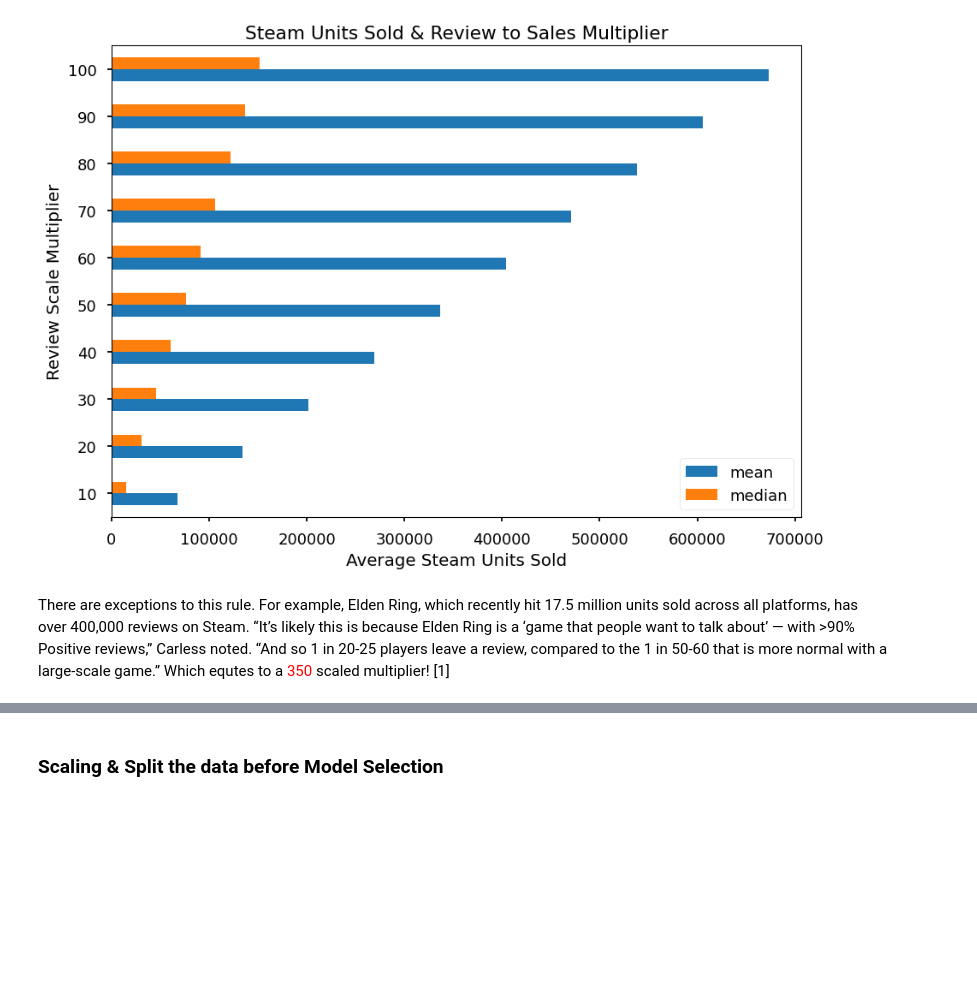
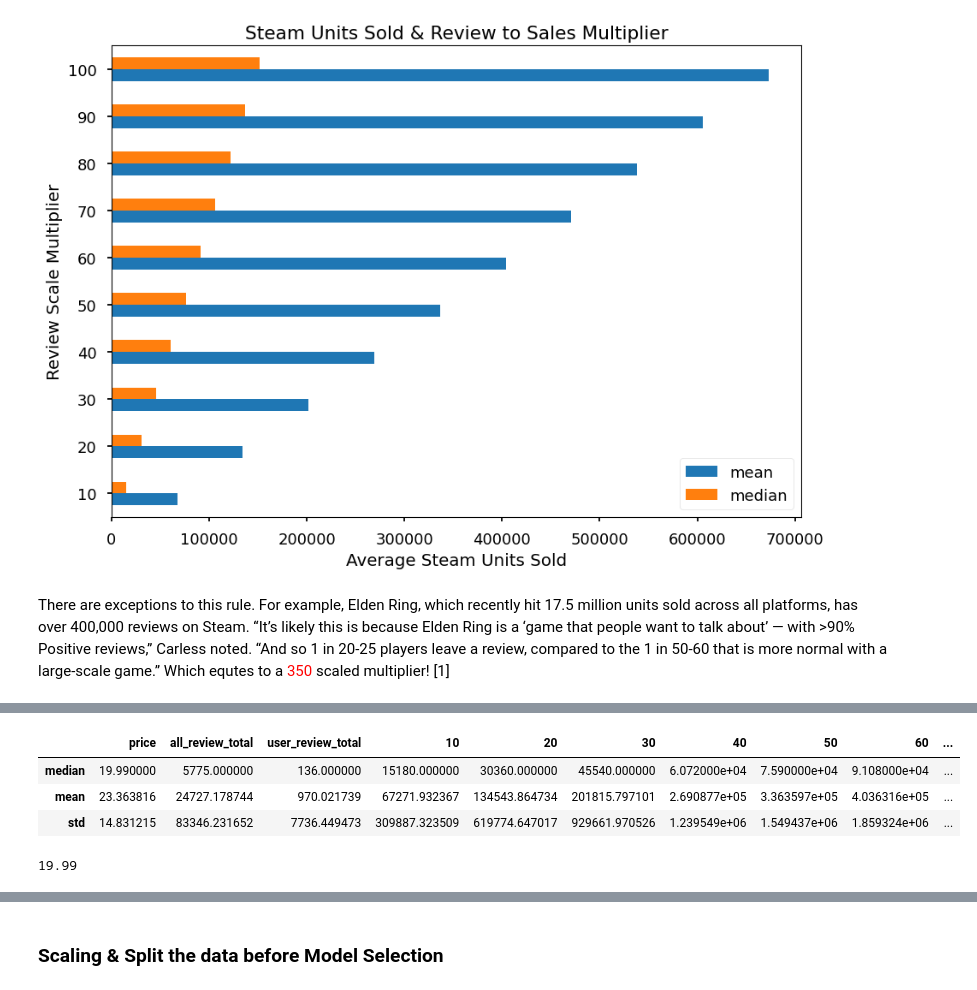
Before and after one commit to hypothetical-lemon/COMP4448, a Jupyter notebook: final_project.ipynb, the cells around one changed output, grey strips where cells are left out. Cells and saved outputs as stored; diff of their text form; code cells hidden in the pictures; blank space fills up the shorter version.

```diff
--- a/final_project.ipynb
+++ b/final_project.ipynb
@@ -560,0 +569,12 @@ There are exceptions to this rule. For example, Elden Ring, which recently hit 1
+# %%
+median_price = clean_df.apply(['median', 'mean', 'std'])
+median_price
+# %% [output]
+|  | price | all_review_total | user_review_total | 10 | 20 | 30 | 40 | 50 | 60 | ... |
+| median | 19.990000 | 5775.000000 | 136.000000 | 15180.000000 | 30360.000000 | 45540.000000 | 6.072000e+04 | 7.590000e+04 | 9.108000e+04 | ... |
+| mean | 23.363816 | 24727.178744 | 970.021739 | 67271.932367 | 134543.864734 | 201815.797101 | 2.690877e+05 | 3.363597e+05 | 4.036316e+05 | ... |
+| std | 14.831215 | 83346.231652 | 7736.449473 | 309887.323509 | 619774.647017 | 929661.970526 | 1.239549e+06 | 1.549437e+06 | 1.859324e+06 | ... |
+# %%
+median_price.price['median']
+# %% [output]
+19.99
```
Also changed, not shown: parts of 10 cells of this notebook.
